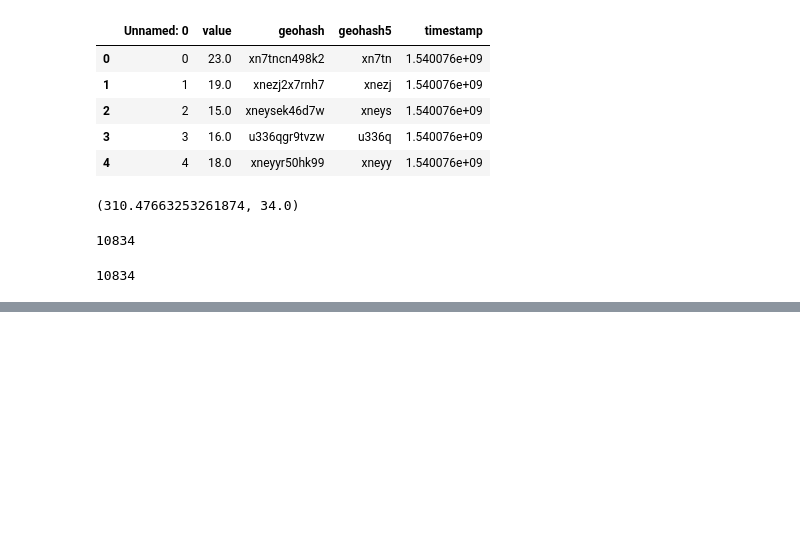
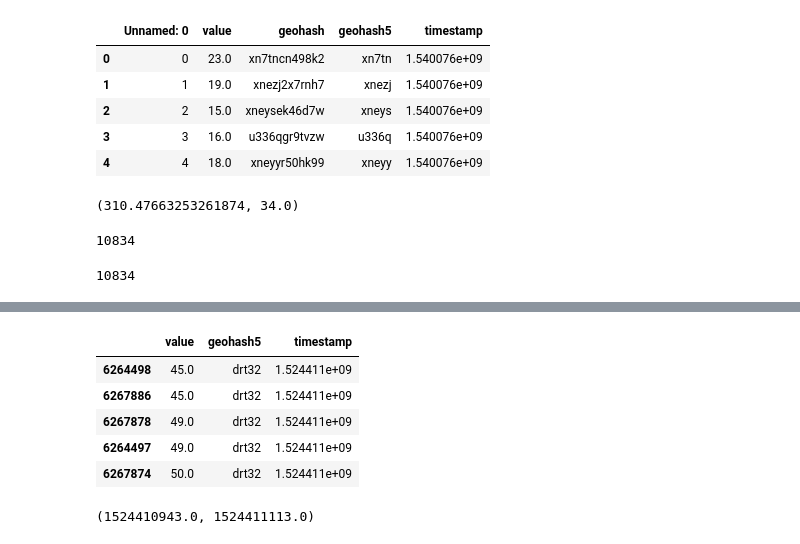
Before and after one commit to PPitson/safecast-data-analysis, a Jupyter notebook: 05-regression-ver2-svr.ipynb, the cells around one changed output, grey strips where cells are left out. Drawn from its saved outputs; the diff is of its cells as text; code cells hidden in the pictures; blank space fills up the shorter version.

```diff
--- a/05-regression-ver2-svr.ipynb
+++ b/05-regression-ver2-svr.ipynb
@@ -149,0 +184,13 @@ m_mean_log.save(os.path.join(RESULTS_DIR, "rbf_sigmoid_regression_mean_log_error
+# %%
+single_geo_data.sort_values(by='timestamp').head()
+# %% [output]
+|  | value | geohash5 | timestamp |
+| 6264498 | 45.0 | drt32 | 1.524411e+09 |
+| 6267886 | 45.0 | drt32 | 1.524411e+09 |
+| 6267878 | 49.0 | drt32 | 1.524411e+09 |
+| 6264497 | 49.0 | drt32 | 1.524411e+09 |
+| 6267874 | 50.0 | drt32 | 1.524411e+09 |
+# %%
+single_geo_data.timestamp.min(), single_geo_data.timestamp.max()
+# %% [output]
+(1524410943.0, 1524411113.0)
```
Also changed, not shown: parts of 14 cells of this notebook, 1 other file.
